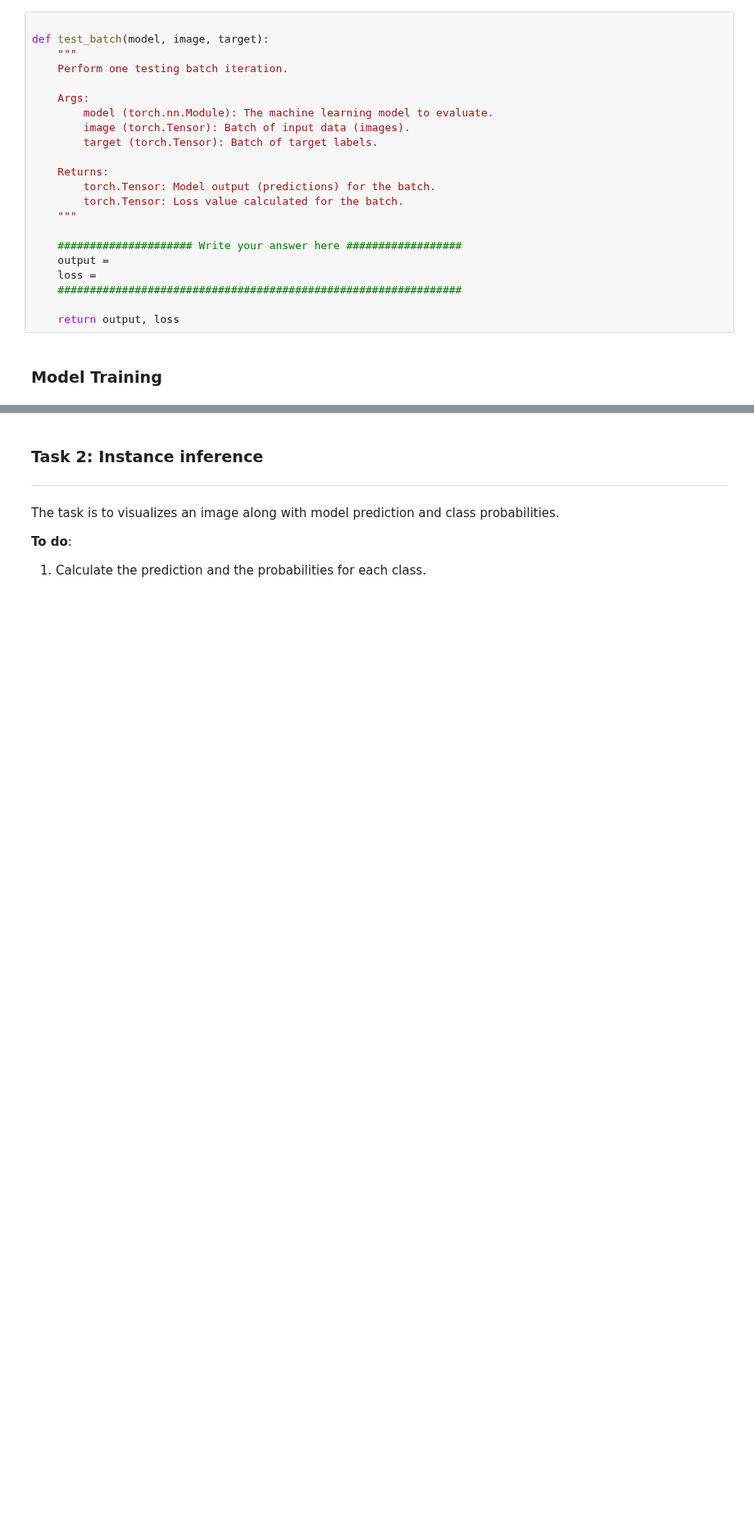
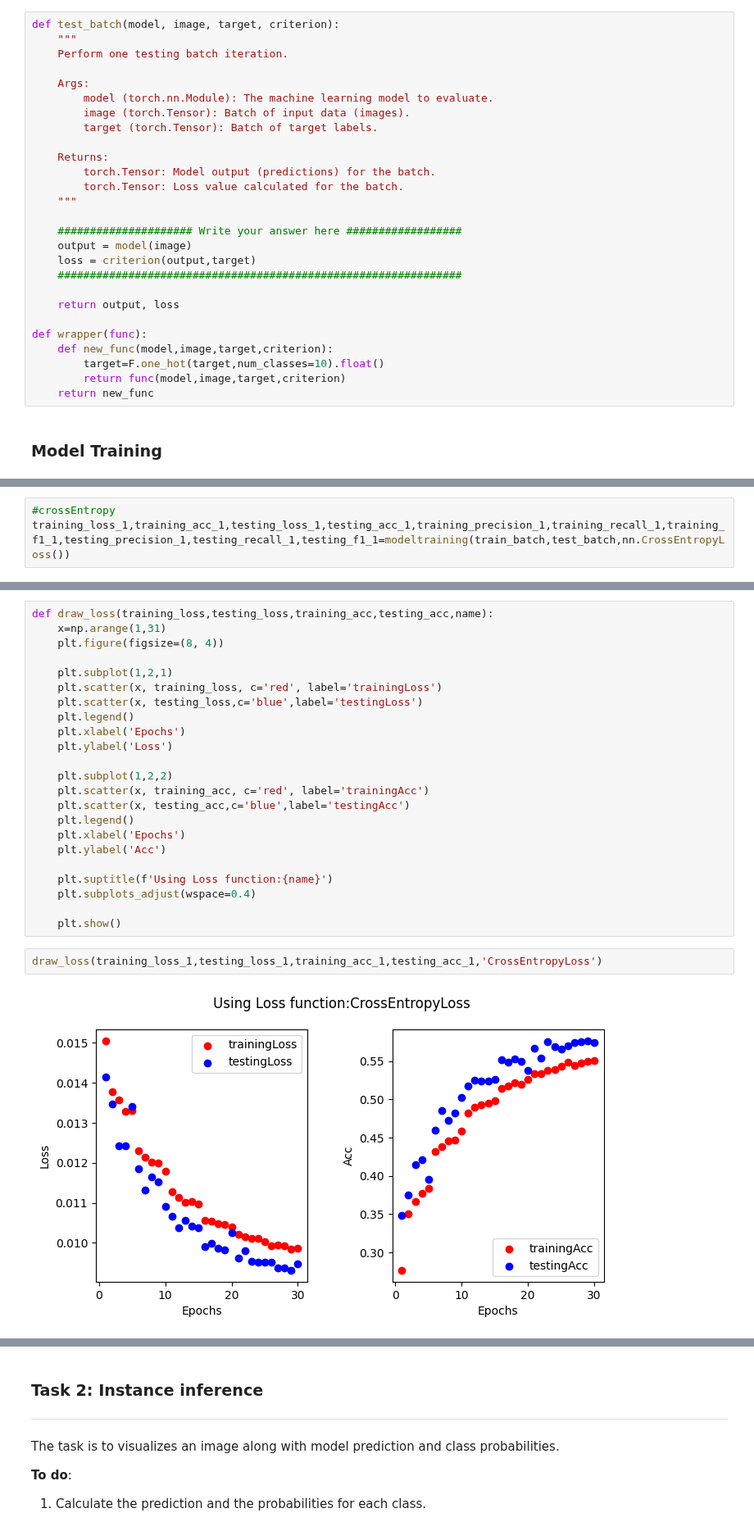
Before and after one commit to SustechSTA303/STA303-Assignment01, a Jupyter notebook: Assignment01.ipynb, the cells around one changed output, grey strips where cells are left out. Shown at 82% size. Cells and saved outputs as stored; diff of their text form; blank space fills up the shorter version.

```diff
--- a/Assignment01.ipynb
+++ b/Assignment01.ipynb
@@ -140,6 +184,5 @@ def train_batch(model, image, target):
 # %%
-
-def test_batch(model, image, target):
+def test_batch(model, image, target, criterion):
     """
     Perform one testing batch iteration.
 
@@ -154,11 +197,17 @@ def test_batch(model, image, target):
     """
 
     ##################### Write your answer here ##################
-    output =
-    loss =
+    output = model(image)
+    loss = criterion(output,target)
     ###############################################################
 
     return output, loss
+
+def wrapper(func):
+    def new_func(model,image,target,criterion):
+        target=F.one_hot(target,num_classes=10).float()
+        return func(model,image,target,criterion)
+    return new_func
 # %% [markdown]
 ### Model Training
 # %%
@@ -256,0 +351,3 @@ for epoch in range(NUM_EPOCHS):
+# %%
+#crossEntropy
+training_loss_1,training_acc_1,testing_loss_1,testing_acc_1,training_precision_1,training_recall_1,training_f1_1,testing_precision_1,testing_recall_1,testing_f1_1=modeltraining(train_batch,test_batch,nn.CrossEntropyLoss())
@@ -256,0 +435,27 @@ for epoch in range(NUM_EPOCHS):
+# %%
+def draw_loss(training_loss,testing_loss,training_acc,testing_acc,name):
+    x=np.arange(1,31)
+    plt.figure(figsize=(8, 4))
+
+    plt.subplot(1,2,1)
+    plt.scatter(x, training_loss, c='red', label='trainingLoss')
+    plt.scatter(x, testing_loss,c='blue',label='testingLoss')
+    plt.legend()
+    plt.xlabel('Epochs')
+    plt.ylabel('Loss')
+
+    plt.subplot(1,2,2)
+    plt.scatter(x, training_acc, c='red', label='trainingAcc')
+    plt.scatter(x, testing_acc,c='blue',label='testingAcc')
+    plt.legend()
+    plt.xlabel('Epochs')
+    plt.ylabel('Acc')
+
+    plt.suptitle(f'Using Loss function:{name}')
+    plt.subplots_adjust(wspace=0.4)
+
+    plt.show()
+# %%
+draw_loss(training_loss_1,testing_loss_1,training_acc_1,testing_acc_1,'CrossEntropyLoss')
+# %% [output]
+[figure, added]
```
Also changed, not shown: parts of 25 cells of this notebook, 11 other files.
